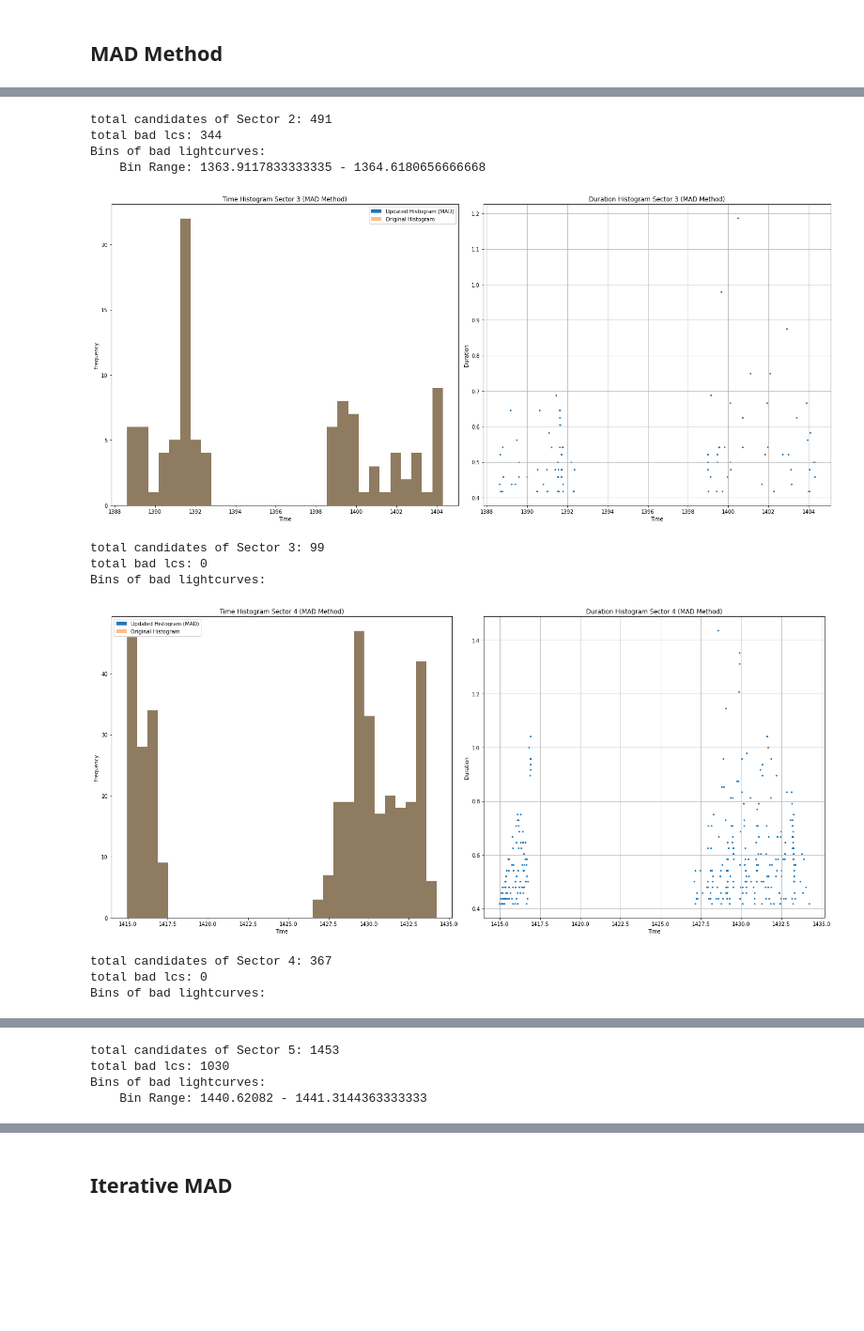
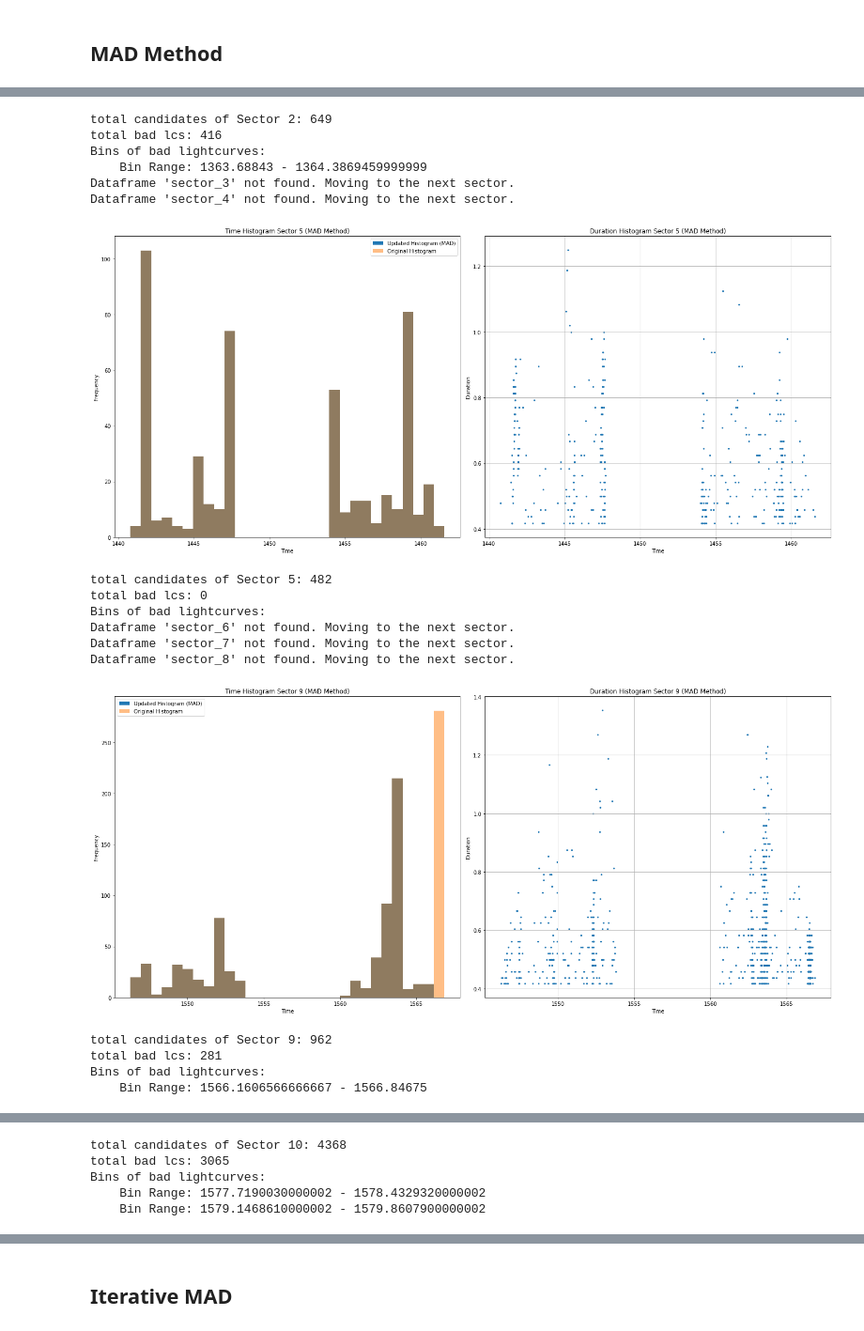
Before and after one commit to azibn/automated_exocomet_hunt, a Jupyter notebook: notebooks/eda/long_duration_badlcs.ipynb, the cells around one changed output, grey strips where cells are left out. Shown at 94% size. Saved outputs shown, nothing was run; the diff lists cells and outputs as text; code cells hidden in the pictures; blank space fills up the shorter version.

```diff
--- a/notebooks/eda/long_duration_badlcs.ipynb
+++ b/notebooks/eda/long_duration_badlcs.ipynb
@@ -21,0 +37,32 @@ for i in range(1,27):
+# %%
+#data_new = pd.DataFrame({'time': [...]})  # Replace [...] with your 'time' data
+
+for sector in range(1,27):
+    # Construct the dataframe variable name
+    dataframe_name = 'sector_' + str(sector)
+
+    # Access the dataframe using globals() and the constructed variable name
+    try:
+        # Access the dataframe using globals() and the constructed variable name
+        data = globals()[dataframe_name]
+        data = data[data.transit_prob == 'maybeTransit']
+        data = data[(data.asym_score <= 3)].reset_index(drop=True)
+        data_new = data[abs(data.snr) >= 6].reset_index(drop=True)
+        data_new.drop(data_new[data_new['duration'] <= 0.4].index, inplace=True)
+        data_new['abs_depth'] = abs(data_new.depth)
+        data_new.drop(data_new[(data_new['abs_depth'] >= 0.01)].index, inplace=True)
+    except KeyError:
+        # Handle the case where the dataframe variable doesn't exist
+        print(f"Dataframe '{dataframe_name}' not found. Moving to the next sector.")
+        continue
+
+    # Calculate the histogram values and bin edges using np.histogram
+    time_histogram, bin_edges = np.histogram(data['time'], bins=30)
+    # Plot the original 'data_new.time' histogram
+    fig, ax = plt.subplots(1,2, figsize=(20, 9))
+    ax[0].hist(data['time'], bins=bin_edges, alpha=0.5, label='Original Histogram')
+
+    ax[0].set_title('Time Histogram Sector {} (MAD Method)'.format(sector))
+    ax[0].set_xlabel('Time')
+    ax[0].set_ylabel('Frequency')
+    ax[0].legend()
@@ -31,13 +97,19 @@ for sector in range(1,27):
     dataframe_name = 'sector_' + str(sector)
 
     # Access the dataframe using globals() and the constructed variable name
-    data = globals()[dataframe_name]
+    try:
+        # Access the dataframe using globals() and the constructed variable name
+        data = globals()[dataframe_name]
+    except KeyError:
+        # Handle the case where the dataframe variable doesn't exist
+        print(f"Dataframe '{dataframe_name}' not found. Moving to the next sector.")
+        continue
     data = data[data.transit_prob == 'maybeTransit']
     data = data[(data.asym_score <= 3)].reset_index(drop=True)
     data_new = data[abs(data.snr) >= 5].reset_index(drop=True)
     data_new.drop(data_new[data_new['duration'] <= 0.4].index, inplace=True)
     data_new['abs_depth'] = abs(data_new.depth)
-    data_new.drop(data_new[(data_new['abs_depth'] >= 0.1)].index, inplace=True)
+    data_new.drop(data_new[(data_new['abs_depth'] >= 0.01)].index, inplace=True)
 
     # Calculate the histogram values and bin edges using np.histogram
     time_histogram, bin_edges = np.histogram(data_new['time'], bins=30)
@@ -139,12 +212,18 @@ Bins of bad lightcurves:
-total candidates of Sector 2: 491
-total bad lcs: 344
+total candidates of Sector 2: 649
+total bad lcs: 416
 Bins of bad lightcurves:
-    Bin Range: 1363.9117833333335 - 1364.6180656666668
+    Bin Range: 1363.68843 - 1364.3869459999999
+Dataframe 'sector_3' not found. Moving to the next sector.
+Dataframe 'sector_4' not found. Moving to the next sector.
-[figure, old version]
+[figure, new version]
-total candidates of Sector 3: 99
+total candidates of Sector 5: 482
 total bad lcs: 0
 Bins of bad lightcurves:
+Dataframe 'sector_6' not found. Moving to the next sector.
+Dataframe 'sector_7' not found. Moving to the next sector.
+Dataframe 'sector_8' not found. Moving to the next sector.
-[figure, old version]
+[figure, new version]
-total candidates of Sector 4: 367
-total bad lcs: 0
+total candidates of Sector 9: 962
+total bad lcs: 281
 Bins of bad lightcurves:
+    Bin Range: 1566.1606566666667 - 1566.84675
@@ -152,4 +231,5 @@ Bins of bad lightcurves:
-total candidates of Sector 5: 1453
-total bad lcs: 1030
+total candidates of Sector 10: 4368
+total bad lcs: 3065
 Bins of bad lightcurves:
-    Bin Range: 1440.62082 - 1441.3144363333333
+    Bin Range: 1577.7190030000002 - 1578.4329320000002
+    Bin Range: 1579.1468610000002 - 1579.8607900000002
```
Also changed, not shown: parts of 4 cells of this notebook, 35 other files.
